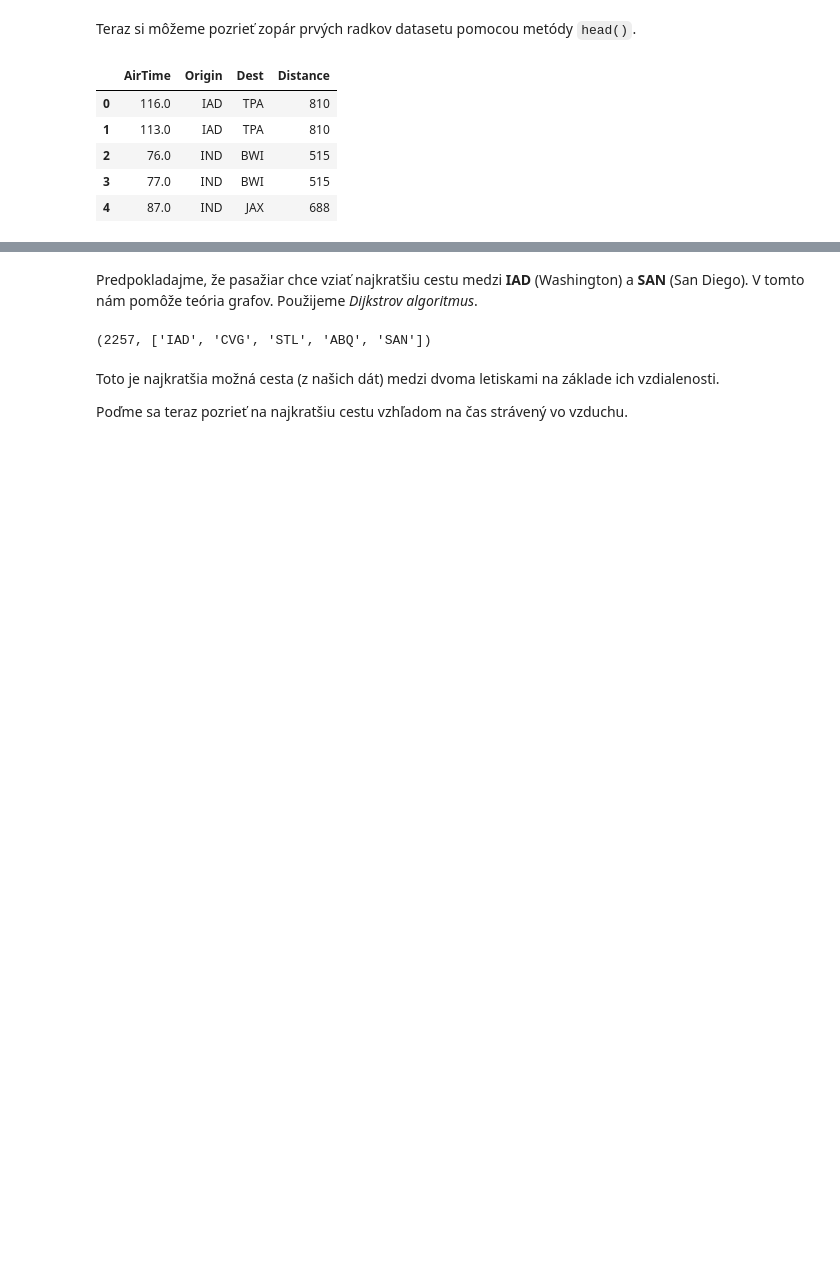
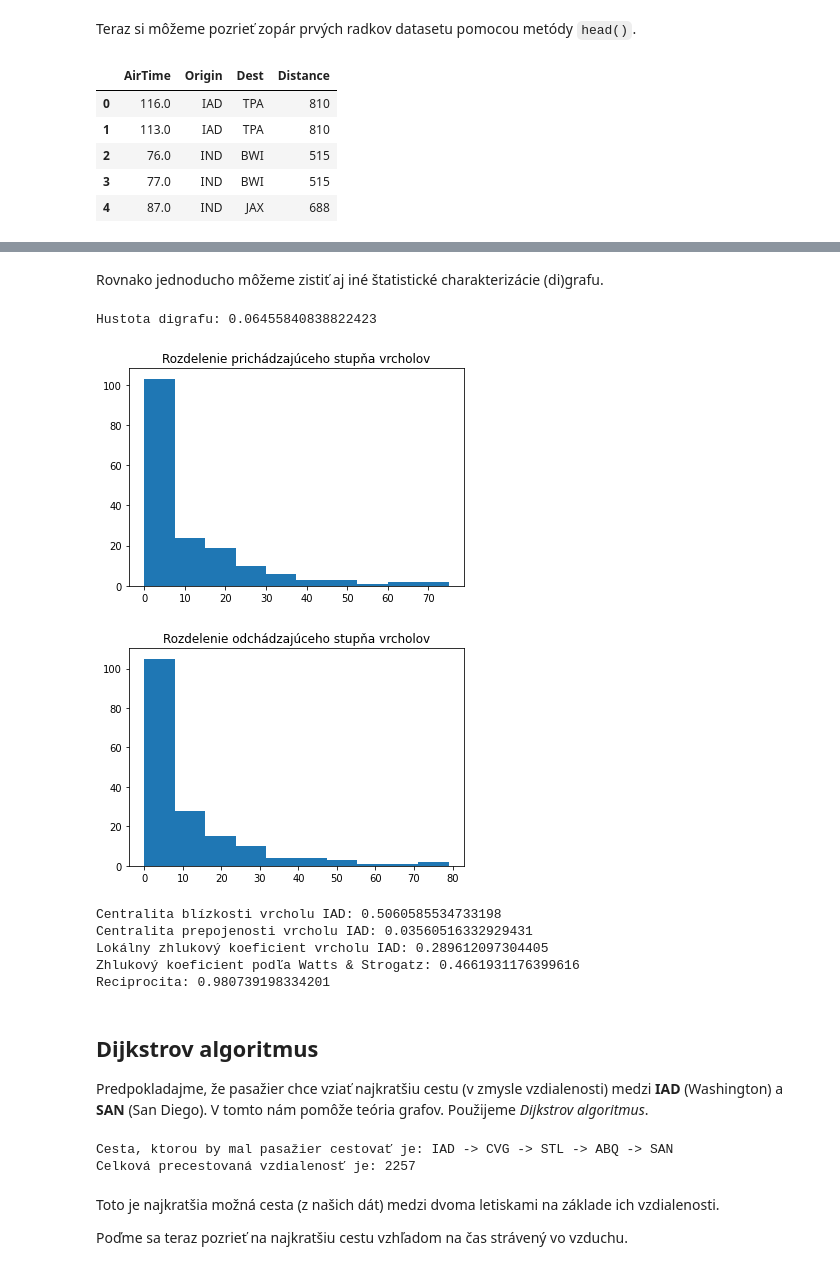
Before and after one commit to abadik/algoritmy-na-sietach, a Jupyter notebook: airlines.ipynb, the cells around one changed output, grey strips where cells are left out. Cells and saved outputs as stored; diff of their text form; code cells hidden in the pictures; blank space fills up the shorter version.

```diff
--- a/airlines.ipynb
+++ b/airlines.ipynb
@@ -60,10 +103,53 @@ nx.draw_networkx(G, with_labels = True)
+# %% [markdown]
+Rovnako jednoducho môžeme zistiť aj iné štatistické charakterizácie (di)grafu.
+# %%
+# Hustota digrafu
+print(f"Hustota digrafu: {nx.density(G)}")
+
+# Rozdelenie prichádzajúceho stupňa vrcholov
+plt.hist(dict(G.in_degree()).values())
+plt.title("Rozdelenie prichádzajúceho stupňa vrcholov")
+plt.show()
+
+# Rozdelenie odchádzajúceho stupňa vrcholov
+plt.hist(dict(G.out_degree()).values())
+plt.title("Rozdelenie odchádzajúceho stupňa vrcholov")
+plt.show()
+
+# Centralita blízkosti vrcholu IAD
+print(f"Centralita blízkosti vrcholu IAD: {nx.closeness_centrality(G)['IAD']}")
+
+# Centralita prepojenosti vrcholu IAD
+print(f"Centralita prepojenosti vrcholu IAD: {nx.betweenness_centrality(G)['IAD']}")
+
+# Lokálny zhlukový koeficient vrcholu IAD
+clustering_coefficients = nx.clustering(G)
+print(f"Lokálny zhlukový koeficient vrcholu IAD: {clustering_coefficients['IAD']}")
+
+# Zhlukový koeficient podľa Watts & Strogatz
+print(f"Zhlukový koeficient podľa Watts & Strogatz: {sum(clustering_coefficients.values())/len(clustering_coefficients)}")
+
+# Reciprocita
+print(f"Reciprocita: {nx.reciprocity(G)}")
+# %% [output]
+Hustota digrafu: 0.06455840838822423
+[figure, added]
+[figure, added]
+Centralita blízkosti vrcholu IAD: 0.5060585534733198
+Centralita prepojenosti vrcholu IAD: 0.03560516332929431
+Lokálny zhlukový koeficient vrcholu IAD: 0.289612097304405
+Zhlukový koeficient podľa Watts & Strogatz: 0.4661931176399616
+Reciprocita: 0.980739198334201
 # %% [markdown]
-Predpokladajme, že pasažiar chce vziať najkratšiu cestu medzi **IAD** (Washington) a **SAN** (San Diego). V tomto nám pomôže teória grafov. Použijeme *Dijkstrov algoritmus*.
+## Dijkstrov algoritmus
+Predpokladajme, že pasažier chce vziať najkratšiu cestu (v zmysle vzdialenosti) medzi **IAD** (Washington) a **SAN** (San Diego). V tomto nám pomôže teória grafov. Použijeme *Dijkstrov algoritmus*.
 # %%
 celkova_vzdialenost, najkratsia_cesta_vzialenost = nx.single_source_dijkstra(G, source = "IAD", target = "SAN", weight = "Distance")
-celkova_vzdialenost, najkratsia_cesta_vzialenost
+print(f"Cesta, ktorou by mal pasažier cestovať je: {' -> '.join(najkratsia_cesta_vzialenost)}")
+print(f"Celková precestovaná vzdialenosť je: {celkova_vzdialenost}")
 # %% [output]
-(2257, ['IAD', 'CVG', 'STL', 'ABQ', 'SAN'])
+Cesta, ktorou by mal pasažier cestovať je: IAD -> CVG -> STL -> ABQ -> SAN
+Celková precestovaná vzdialenosť je: 2257
 # %% [markdown]
 Toto je najkratšia možná cesta (z našich dát) medzi dvoma letiskami na základe ich vzdialenosti.
 
```
Also changed, not shown: parts of 30 cells of this notebook.
